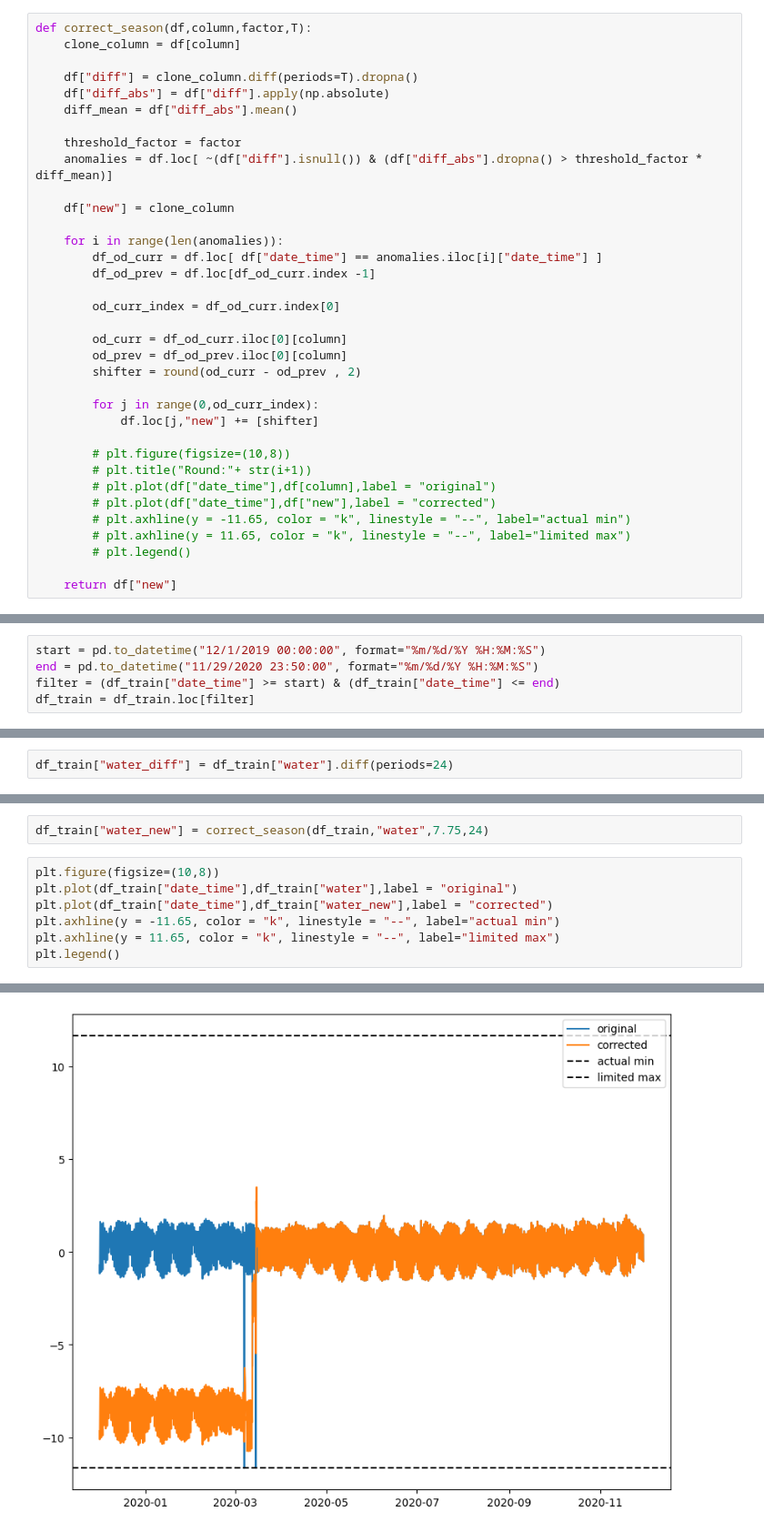
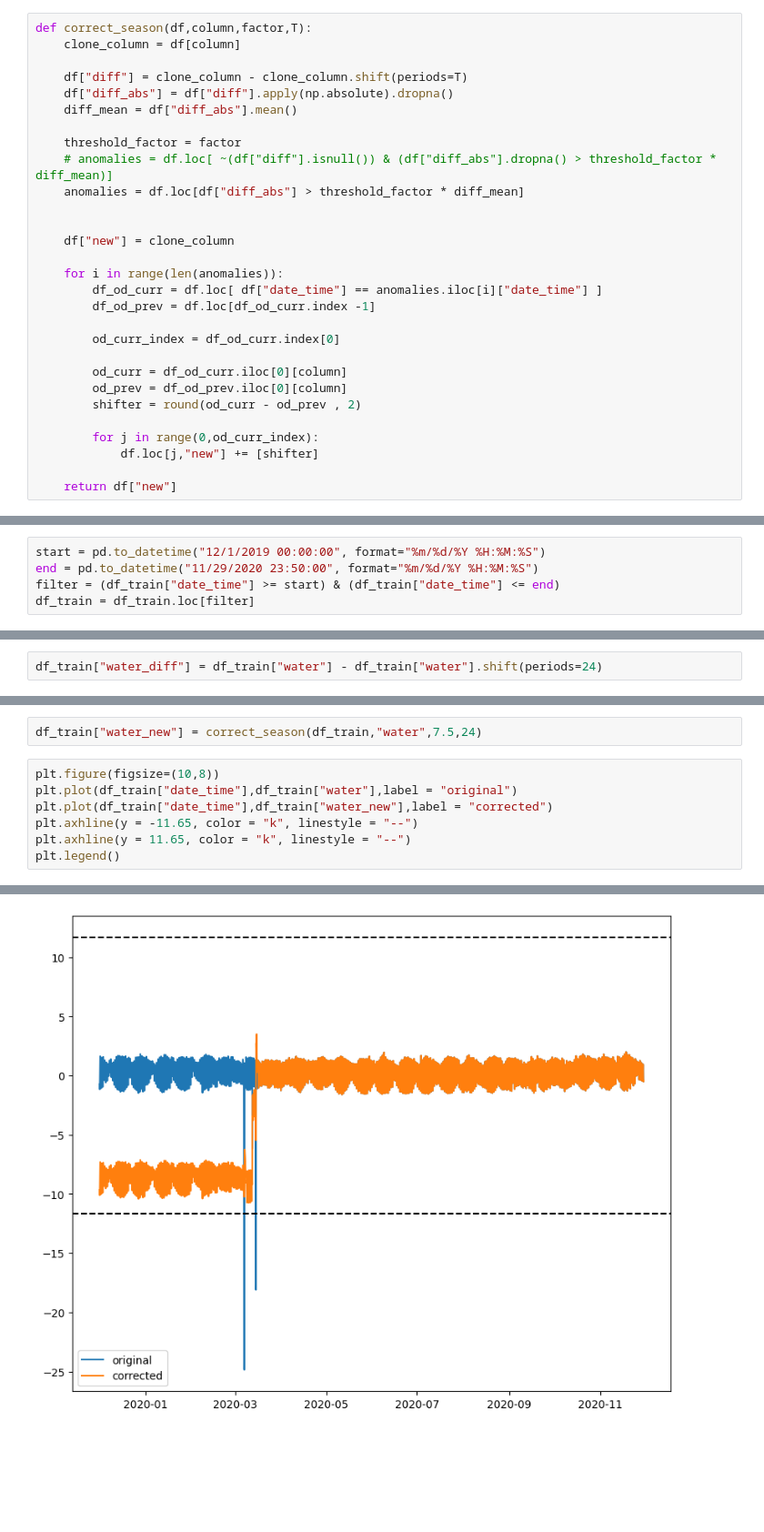
Before and after one commit to tanaponwet/salinity-predictive-system, a Jupyter notebook: water.ipynb, the cells around one changed output, grey strips where cells are left out. Shown at 91% size. Cells and saved outputs as stored; diff of their text form; blank space fills up the shorter version.

Commit message:
diff to shift

```diff
--- a/water.ipynb
+++ b/water.ipynb
@@ -10,12 +10,14 @@ warnings.filterwarnings("ignore")
 def correct_season(df,column,factor,T):
     clone_column = df[column]
 
-    df["diff"] = clone_column.diff(periods=T).dropna()
-    df["diff_abs"] = df["diff"].apply(np.absolute)
+    df["diff"] = clone_column - clone_column.shift(periods=T)
+    df["diff_abs"] = df["diff"].apply(np.absolute).dropna()
     diff_mean = df["diff_abs"].mean()
 
     threshold_factor = factor
-    anomalies = df.loc[ ~(df["diff"].isnull()) & (df["diff_abs"].dropna() > threshold_factor * diff_mean)]
+    # anomalies = df.loc[ ~(df["diff"].isnull()) & (df["diff_abs"].dropna() > threshold_factor * diff_mean)]
+    anomalies = df.loc[df["diff_abs"] > threshold_factor * diff_mean]
+
 
     df["new"] = clone_column
 
@@ -32,14 +34,6 @@ def correct_season(df,column,factor,T):
         for j in range(0,od_curr_index):
             df.loc[j,"new"] += [shifter]
 
-        # plt.figure(figsize=(10,8))
-        # plt.title("Round:"+ str(i+1))
-        # plt.plot(df["date_time"],df[column],label = "original")
-        # plt.plot(df["date_time"],df["new"],label = "corrected")
-        # plt.axhline(y = -11.65, color = "k", linestyle = "--", label="actual min")
-        # plt.axhline(y = 11.65, color = "k", linestyle = "--", label="limited max")
-        # plt.legend()
-
     return df["new"]
 # %%
 datetime = pd.DataFrame(pd.date_range(start="12/01/2019 00:00",end="11/30/2020 23:50",freq="10min").rename("date_time"))
@@ -109,5 +99,5 @@ df_train
 # %%
-df_train["water_diff"] = df_train["water"].diff(periods=24)
+df_train["water_diff"] = df_train["water"] - df_train["water"].shift(periods=24)
 # %%
 plt.figure(figsize=(10,8))
 plt.plot(df_train["date_time"],df_train["water"], label = "original")
@@ -127,12 +117,12 @@ plt.legend()
 # %%
-df_train["water_new"] = correct_season(df_train,"water",7.75,24)
+df_train["water_new"] = correct_season(df_train,"water",7.5,24)
 # %%
 plt.figure(figsize=(10,8))
 plt.plot(df_train["date_time"],df_train["water"],label = "original")
 plt.plot(df_train["date_time"],df_train["water_new"],label = "corrected")
-plt.axhline(y = -11.65, color = "k", linestyle = "--", label="actual min")
-plt.axhline(y = 11.65, color = "k", linestyle = "--", label="limited max")
+plt.axhline(y = -11.65, color = "k", linestyle = "--")
+plt.axhline(y = 11.65, color = "k", linestyle = "--")
 plt.legend()
 # %% [output]
 <matplotlib.legend.Legend at 0x...>
-[figure, old version]
+[figure, new version]
```
Also changed, not shown: parts of 8 cells of this notebook, 1 other file.
